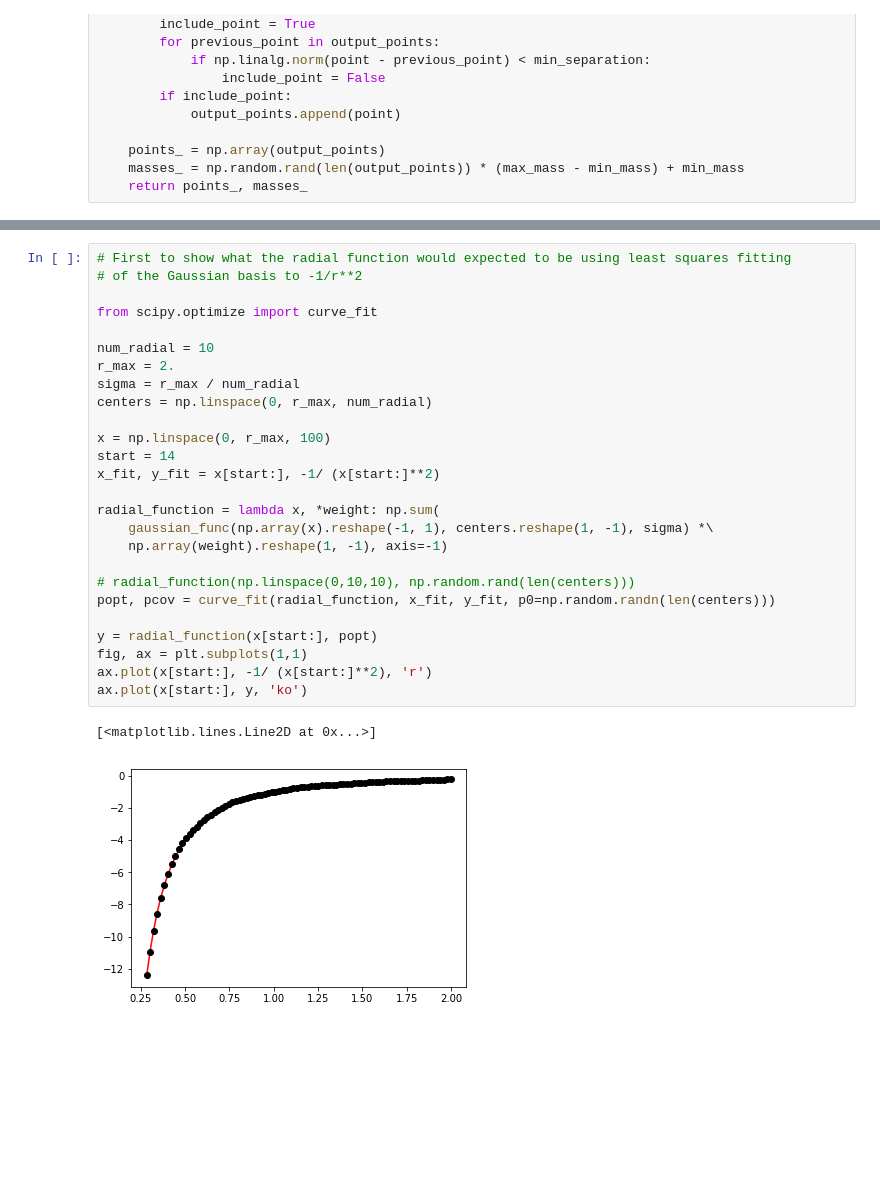
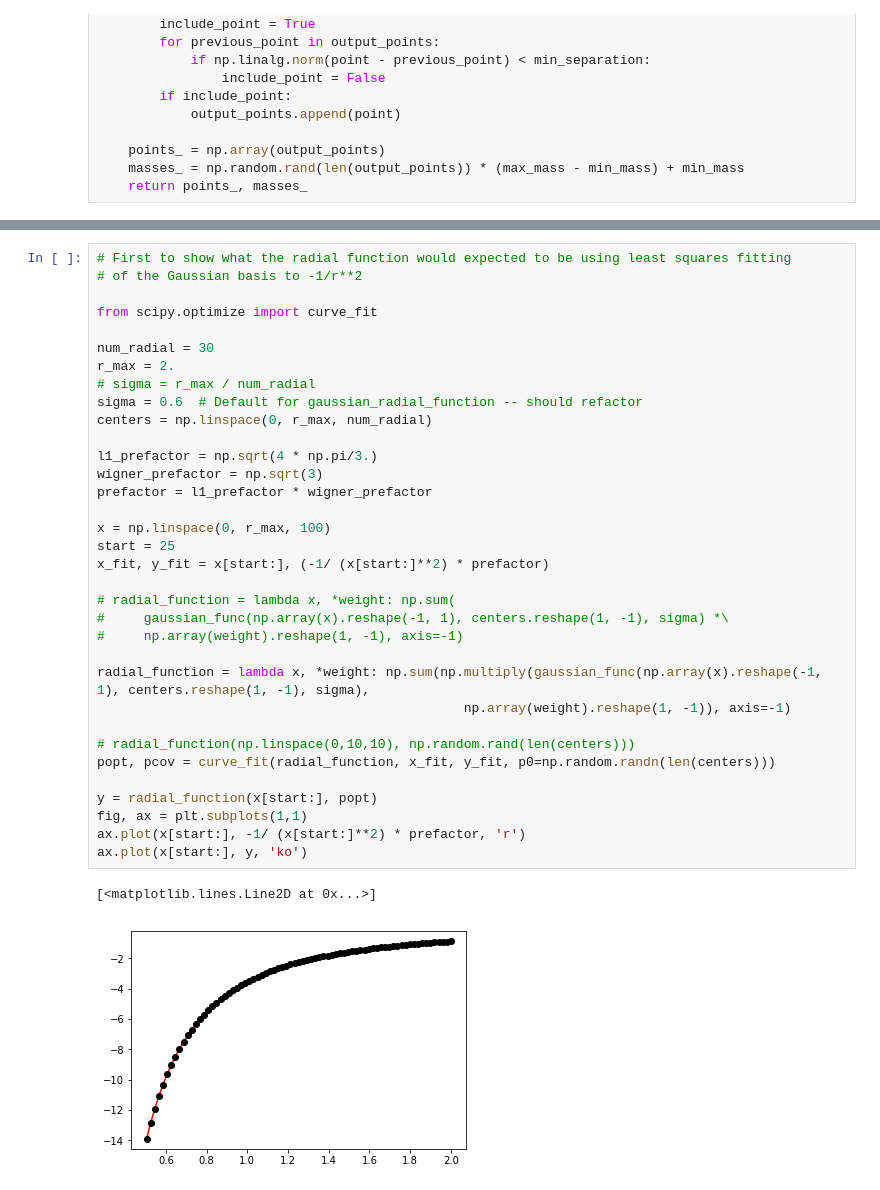
Before and after one commit to e3nn/e3nn, a Jupyter notebook: examples/gravity.ipynb, the cells around one changed output, grey strips where cells are left out. Drawn from its saved outputs; the diff is of its cells as text; blank space fills up the shorter version.

Commit message:
sigma default is 0.6
Former-commit-id: 71466ae78251a5a9009a92fe8a85f94ca0e16c16 [formerly 8c8ba398246b9b9aa36a2803e29c01113a4df934]
Former-commit-id: 6e6aa6929f8d615b382c44d485a759f41a73dcd5

```diff
--- a/examples/gravity.ipynb
+++ b/examples/gravity.ipynb
@@ -194,30 +196,38 @@ def main():
 # %%
 # First to show what the radial function would expected to be using least squares fitting
 # of the Gaussian basis to -1/r**2
 
 from scipy.optimize import curve_fit
 
-num_radial = 10
+num_radial = 30
 r_max = 2.
-sigma = r_max / num_radial
+# sigma = r_max / num_radial
+sigma = 0.6  # Default for gaussian_radial_function -- should refactor
 centers = np.linspace(0, r_max, num_radial)
 
+l1_prefactor = np.sqrt(4 * np.pi/3.)
+wigner_prefactor = np.sqrt(3)
+prefactor = l1_prefactor * wigner_prefactor
+
 x = np.linspace(0, r_max, 100)
-start = 14
-x_fit, y_fit = x[start:], -1/ (x[start:]**2)
+start = 25
+x_fit, y_fit = x[start:], (-1/ (x[start:]**2) * prefactor)
 
-radial_function = lambda x, *weight: np.sum(
-    gaussian_func(np.array(x).reshape(-1, 1), centers.reshape(1, -1), sigma) *\
-    np.array(weight).reshape(1, -1), axis=-1)
+# radial_function = lambda x, *weight: np.sum(
+#     gaussian_func(np.array(x).reshape(-1, 1), centers.reshape(1, -1), sigma) *\
+#     np.array(weight).reshape(1, -1), axis=-1)
+
+radial_function = lambda x, *weight: np.sum(np.multiply(gaussian_func(np.array(x).reshape(-1, 1), centers.reshape(1, -1), sigma),
+                                               np.array(weight).reshape(1, -1)), axis=-1)
 
 # radial_function(np.linspace(0,10,10), np.random.rand(len(centers)))
 popt, pcov = curve_fit(radial_function, x_fit, y_fit, p0=np.random.randn(len(centers)))
 
 y = radial_function(x[start:], popt)
 fig, ax = plt.subplots(1,1)
-ax.plot(x[start:], -1/ (x[start:]**2), 'r')
+ax.plot(x[start:], -1/ (x[start:]**2) * prefactor, 'r')
 ax.plot(x[start:], y, 'ko')
 # %% [output]
 [<matplotlib.lines.Line2D at 0x...>]
-[figure, old version]
+[figure, new version]
 # %%
```
Also changed, not shown: parts of 4 cells of this notebook.
